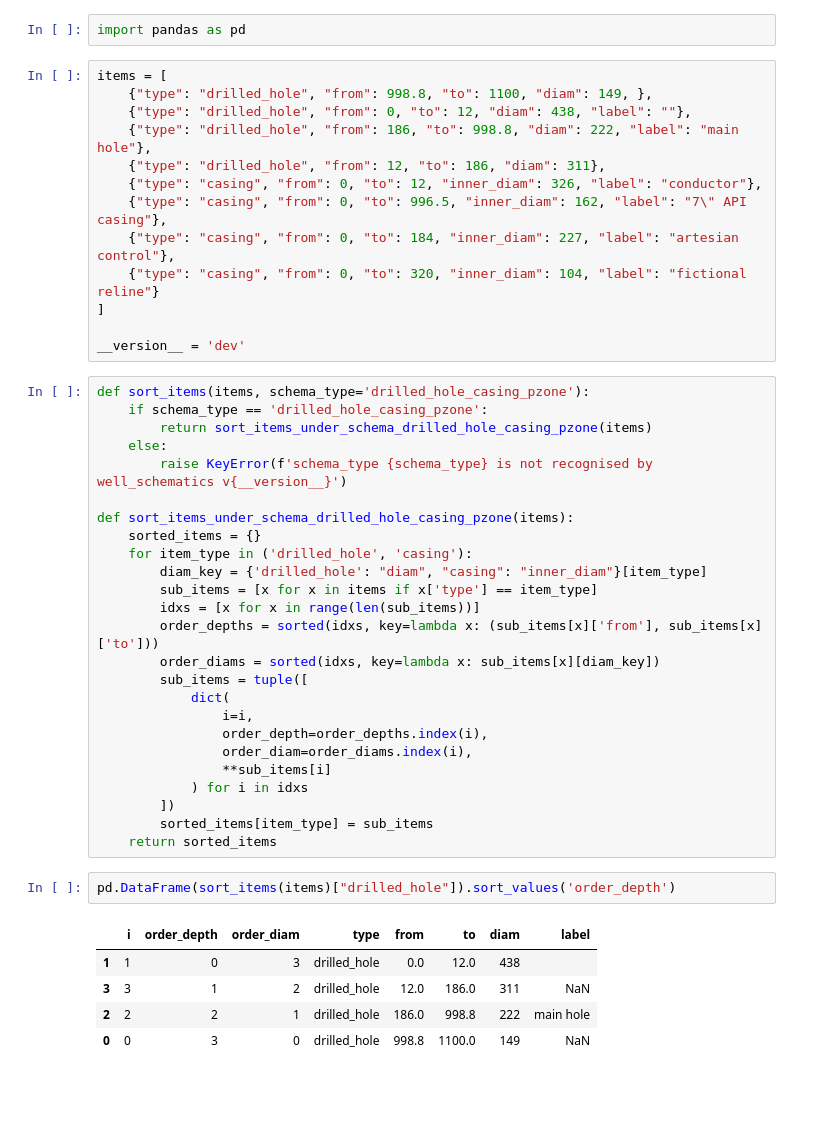
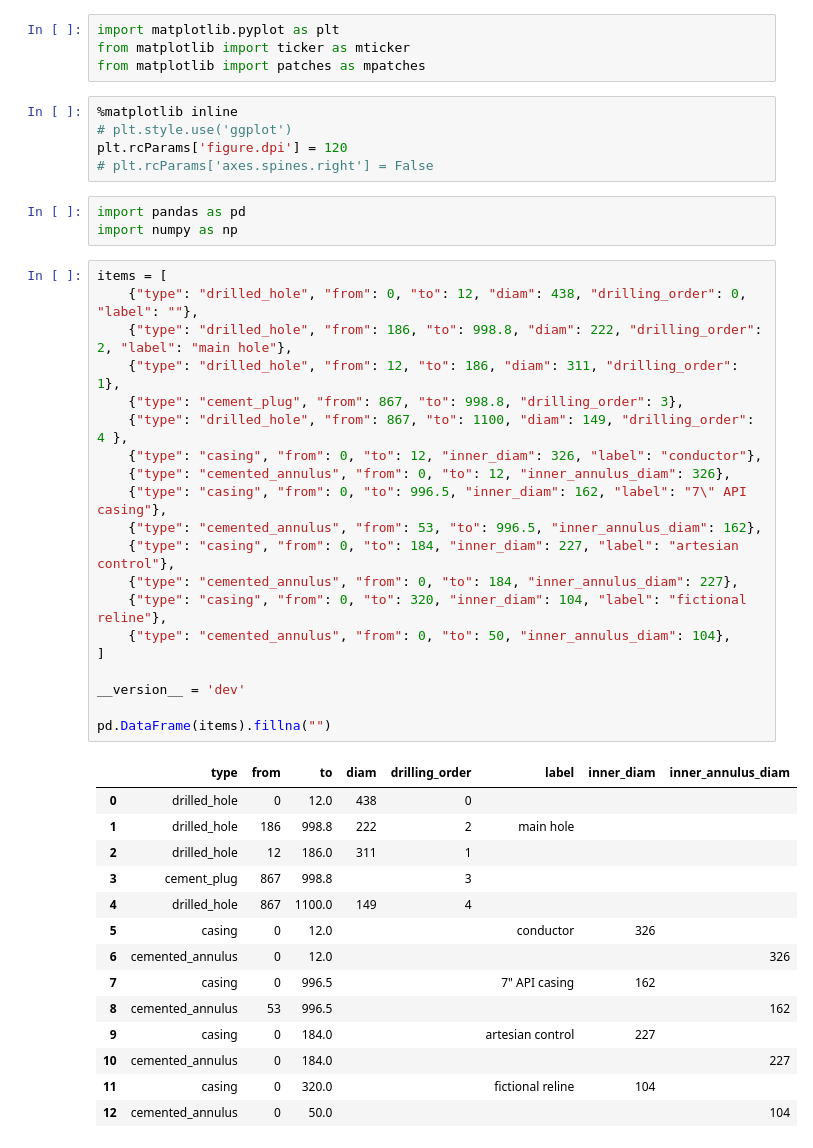
Before and after one commit to kinverarity1/well-schematics, a Jupyter notebook: notebooks/dev simple model.ipynb, the cells around one changed output. Drawn from its saved outputs; the diff is of its cells as text; blank space fills up the shorter version.

```diff
--- a/notebooks/dev simple model.ipynb
+++ b/notebooks/dev simple model.ipynb
@@ -1,48 +1,47 @@
+# %%
+import matplotlib.pyplot as plt
+from matplotlib import ticker as mticker
+from matplotlib import patches as mpatches
+# %%
+%matplotlib inline
+# plt.style.use('ggplot')
+plt.rcParams['figure.dpi'] = 120
+# plt.rcParams['axes.spines.right'] = False
 # %%
 import pandas as pd
+import numpy as np
 # %%
 items = [
-    {"type": "drilled_hole", "from": 998.8, "to": 1100, "diam": 149, },
-    {"type": "drilled_hole", "from": 0, "to": 12, "diam": 438, "label": ""},
-    {"type": "drilled_hole", "from": 186, "to": 998.8, "diam": 222, "label": "main hole"},
-    {"type": "drilled_hole", "from": 12, "to": 186, "diam": 311},
+    {"type": "drilled_hole", "from": 0, "to": 12, "diam": 438, "drilling_order": 0, "label": ""},
+    {"type": "drilled_hole", "from": 186, "to": 998.8, "diam": 222, "drilling_order": 2, "label": "main hole"},
+    {"type": "drilled_hole", "from": 12, "to": 186, "diam": 311, "drilling_order": 1},
+    {"type": "cement_plug", "from": 867, "to": 998.8, "drilling_order": 3},
+    {"type": "drilled_hole", "from": 867, "to": 1100, "diam": 149, "drilling_order": 4 },
     {"type": "casing", "from": 0, "to": 12, "inner_diam": 326, "label": "conductor"},
+    {"type": "cemented_annulus", "from": 0, "to": 12, "inner_annulus_diam": 326},
     {"type": "casing", "from": 0, "to": 996.5, "inner_diam": 162, "label": "7\" API casing"},
+    {"type": "cemented_annulus", "from": 53, "to": 996.5, "inner_annulus_diam": 162},
     {"type": "casing", "from": 0, "to": 184, "inner_diam": 227, "label": "artesian control"},
-    {"type": "casing", "from": 0, "to": 320, "inner_diam": 104, "label": "fictional reline"}
+    {"type": "cemented_annulus", "from": 0, "to": 184, "inner_annulus_diam": 227},
+    {"type": "casing", "from": 0, "to": 320, "inner_diam": 104, "label": "fictional reline"},
+    {"type": "cemented_annulus", "from": 0, "to": 50, "inner_annulus_diam": 104},
 ]
 
 __version__ = 'dev'
+
+pd.DataFrame(items).fillna("")
+# %% [output]
+|  | type | from | to | diam | drilling_order | label | inner_diam | inner_annulus_diam |
+| 0 | drilled_hole | 0 | 12.0 | 438 | 0 |  |  |  |
+| 1 | drilled_hole | 186 | 998.8 | 222 | 2 | main hole |  |  |
+| 2 | drilled_hole | 12 | 186.0 | 311 | 1 |  |  |  |
+| 3 | cement_plug | 867 | 998.8 |  | 3 |  |  |  |
+| 4 | drilled_hole | 867 | 1100.0 | 149 | 4 |  |  |  |
+| 5 | casing | 0 | 12.0 |  |  | conductor | 326 |  |
+| 6 | cemented_annulus | 0 | 12.0 |  |  |  |  | 326 |
+| 7 | casing | 0 | 996.5 |  |  | 7" API casing | 162 |  |
+| 8 | cemented_annulus | 53 | 996.5 |  |  |  |  | 162 |
+| 9 | casing | 0 | 184.0 |  |  | artesian control | 227 |  |
+| 10 | cemented_annulus | 0 | 184.0 |  |  |  |  | 227 |
+| 11 | casing | 0 | 320.0 |  |  | fictional reline | 104 |  |
+| 12 | cemented_annulus | 0 | 50.0 |  |  |  |  | 104 |
-# %%
-def sort_items(items, schema_type='drilled_hole_casing_pzone'):
-    if schema_type == 'drilled_hole_casing_pzone':
-        return sort_items_under_schema_drilled_hole_casing_pzone(items)
-    else:
-        raise KeyError(f'schema_type {schema_type} is not recognised by well_schematics v{__version__}')
-
-def sort_items_under_schema_drilled_hole_casing_pzone(items):
-    sorted_items = {}
-    for item_type in ('drilled_hole', 'casing'):
-        diam_key = {'drilled_hole': "diam", "casing": "inner_diam"}[item_type]
-        sub_items = [x for x in items if x['type'] == item_type]
-        idxs = [x for x in range(len(sub_items))]
-        order_depths = sorted(idxs, key=lambda x: (sub_items[x]['from'], sub_items[x]['to']))
-        order_diams = sorted(idxs, key=lambda x: sub_items[x][diam_key])
-        sub_items = tuple([
-            dict(
-                i=i,
-                order_depth=order_depths.index(i),
-                order_diam=order_diams.index(i),
-                **sub_items[i]
-            ) for i in idxs
-        ])
-        sorted_items[item_type] = sub_items
-    return sorted_items
-# %%
-pd.DataFrame(sort_items(items)["drilled_hole"]).sort_values('order_depth')
-# %% [output]
-|  | i | order_depth | order_diam | type | from | to | diam | label |
-| 1 | 1 | 0 | 3 | drilled_hole | 0.0 | 12.0 | 438 |  |
-| 3 | 3 | 1 | 2 | drilled_hole | 12.0 | 186.0 | 311 | NaN |
-| 2 | 2 | 2 | 1 | drilled_hole | 186.0 | 998.8 | 222 | main hole |
-| 0 | 0 | 3 | 0 | drilled_hole | 998.8 | 1100.0 | 149 | NaN |
```
Also changed, not shown: parts of 9 cells of this notebook.
